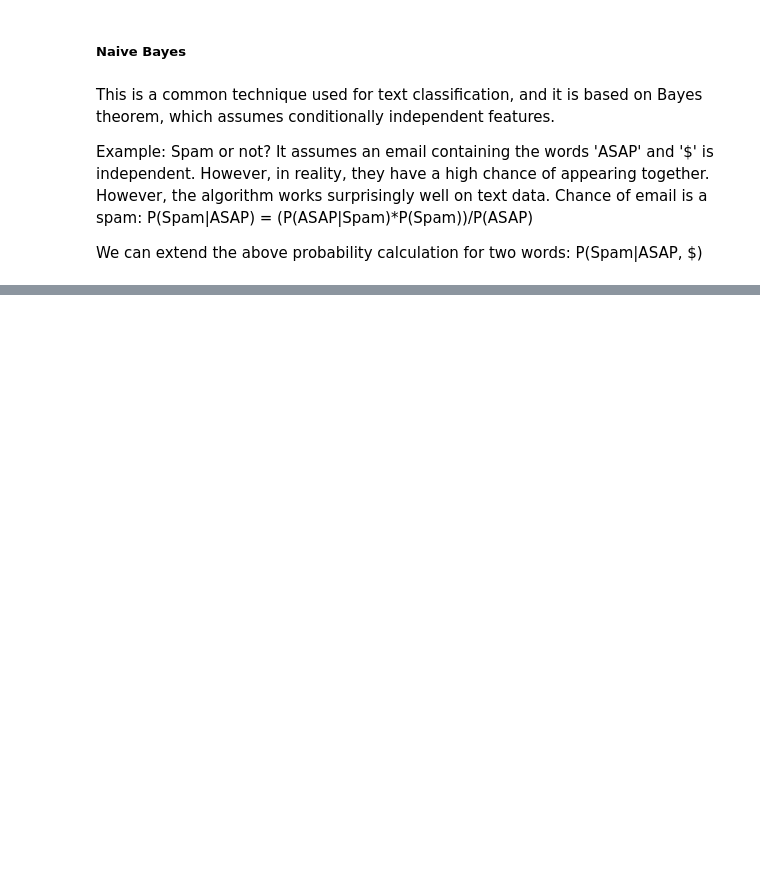
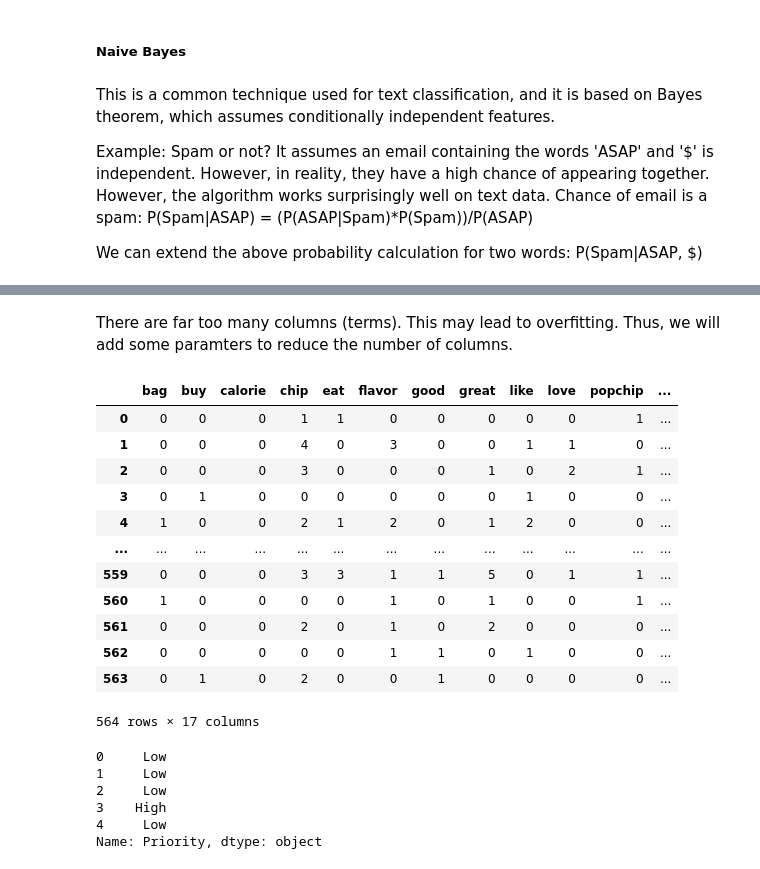
Before and after one commit to sulabola/NLP_in_Python, a Jupyter notebook: Chapter 3 - NLP with Machine Learning.ipynb, the cells around one changed output, grey strips where cells are left out. Cells and saved outputs as stored; diff of their text form; code cells hidden in the pictures; blank space fills up the shorter version.

```diff
--- a/Chapter 3 - NLP with Machine Learning.ipynb
+++ b/Chapter 3 - NLP with Machine Learning.ipynb
@@ -277,0 +369,33 @@ We can extend the above probability calculation for two words: P(Spam|ASAP, $)
+# %% [markdown]
+There are far too many columns (terms). This may lead to overfitting. Thus, we will add some paramters to reduce the number of columns.
+# %%
+cv = CountVectorizer(stop_words='english', min_df=0.2, ngram_range=(1,2))
+X = cv.fit_transform(reviews['Text_Clean'])
+X_df = pd.DataFrame(X.toarray(),  columns=cv.get_feature_names_out())
+X_df
+# %% [output]
+|  | bag | buy | calorie | chip | eat | flavor | good | great | like | love | popchip | ... |
+| 0 | 0 | 0 | 0 | 1 | 1 | 0 | 0 | 0 | 0 | 0 | 1 | ... |
+| 1 | 0 | 0 | 0 | 4 | 0 | 3 | 0 | 0 | 1 | 1 | 0 | ... |
+| 2 | 0 | 0 | 0 | 3 | 0 | 0 | 0 | 1 | 0 | 2 | 1 | ... |
+| 3 | 0 | 1 | 0 | 0 | 0 | 0 | 0 | 0 | 1 | 0 | 0 | ... |
+| 4 | 1 | 0 | 0 | 2 | 1 | 2 | 0 | 1 | 2 | 0 | 0 | ... |
+| ... | ... | ... | ... | ... | ... | ... | ... | ... | ... | ... | ... | ... |
+| 559 | 0 | 0 | 0 | 3 | 3 | 1 | 1 | 5 | 0 | 1 | 1 | ... |
+| 560 | 1 | 0 | 0 | 0 | 0 | 1 | 0 | 1 | 0 | 0 | 1 | ... |
+| 561 | 0 | 0 | 0 | 2 | 0 | 1 | 0 | 2 | 0 | 0 | 0 | ... |
+| 562 | 0 | 0 | 0 | 0 | 0 | 1 | 1 | 0 | 1 | 0 | 0 | ... |
+| 563 | 0 | 1 | 0 | 2 | 0 | 0 | 1 | 0 | 0 | 0 | 0 | ... |
+564 rows × 17 columns
+# %%
+### The X_df becomes our input to the model. Output of the model is priority.
+
+y = reviews['Priority']
+y.head()
+# %% [output]
+0     Low
+1     Low
+2     Low
+3    High
+4     Low
+Name: Priority, dtype: object
```
Also changed, not shown: parts of 22 cells of this notebook.
